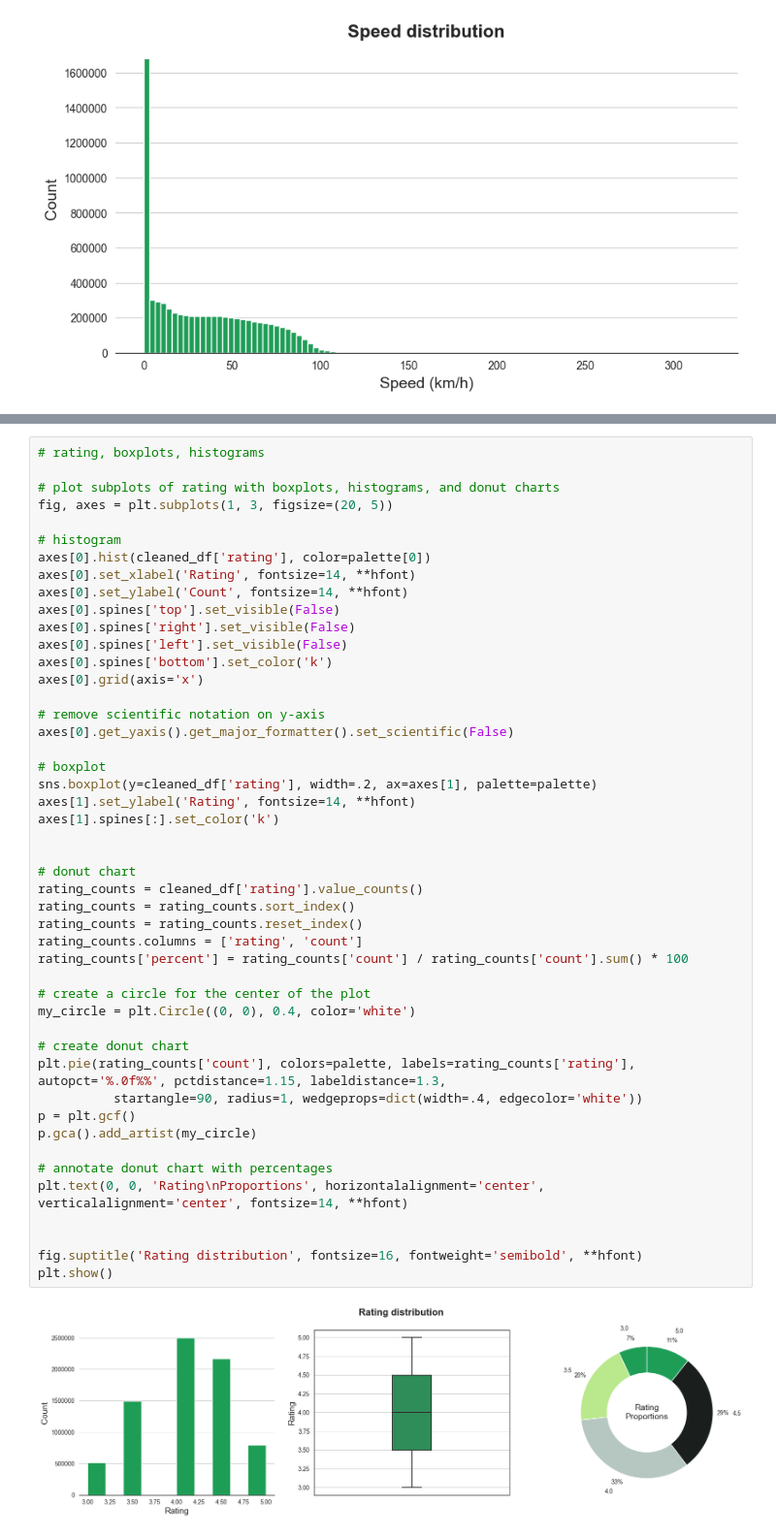
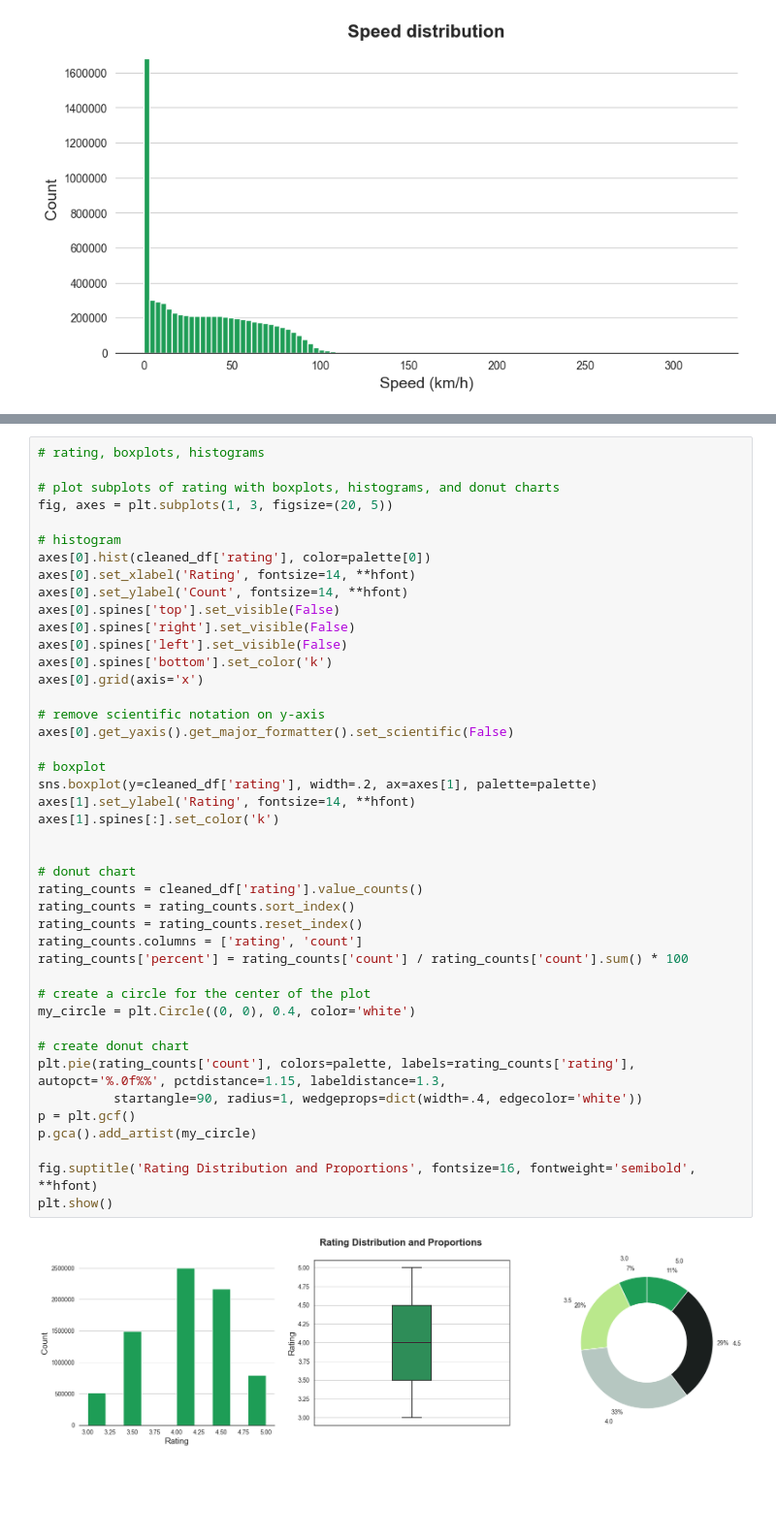
Before and after one commit to timothyckl/Just-Taxi-Analysis, a Jupyter notebook: analysis/eda.ipynb, the cells around one changed output, grey strips where cells are left out. Shown: that part at 97% size. Saved outputs shown, nothing was run; the diff lists cells and outputs as text; blank space fills up the shorter version.

```diff
--- a/analysis/eda.ipynb
+++ b/analysis/eda.ipynb
@@ -711,39 +737,35 @@ axes[0].spines['left'].set_visible(False)
 axes[0].spines['bottom'].set_color('k')
 axes[0].grid(axis='x')
 
 # remove scientific notation on y-axis
 axes[0].get_yaxis().get_major_formatter().set_scientific(False)
 
 # boxplot
 sns.boxplot(y=cleaned_df['rating'], width=.2, ax=axes[1], palette=palette)
 axes[1].set_ylabel('Rating', fontsize=14, **hfont)
 axes[1].spines[:].set_color('k')
 
 
 # donut chart
 rating_counts = cleaned_df['rating'].value_counts()
 rating_counts = rating_counts.sort_index()
 rating_counts = rating_counts.reset_index()
 rating_counts.columns = ['rating', 'count']
 rating_counts['percent'] = rating_counts['count'] / rating_counts['count'].sum() * 100
 
 # create a circle for the center of the plot
 my_circle = plt.Circle((0, 0), 0.4, color='white')
 
 # create donut chart
 plt.pie(rating_counts['count'], colors=palette, labels=rating_counts['rating'], autopct='%.0f%%', pctdistance=1.15, labeldistance=1.3,
           startangle=90, radius=1, wedgeprops=dict(width=.4, edgecolor='white'))
 p = plt.gcf()
 p.gca().add_artist(my_circle)
 
-# annotate donut chart with percentages
-plt.text(0, 0, 'Rating\nProportions', horizontalalignment='center', verticalalignment='center', fontsize=14, **hfont)
-
-
-fig.suptitle('Rating distribution', fontsize=16, fontweight='semibold', **hfont)
+fig.suptitle('Rating Distribution and Proportions', fontsize=16, fontweight='semibold', **hfont)
 plt.show()
 # %% [output]
-[figure, old version]
+[figure, new version]
 # %%
 # donut chart of safety labels
 safety_labels = cleaned_df['safety_label'].value_counts()
```
Also changed, not shown: parts of 13 cells of this notebook.
